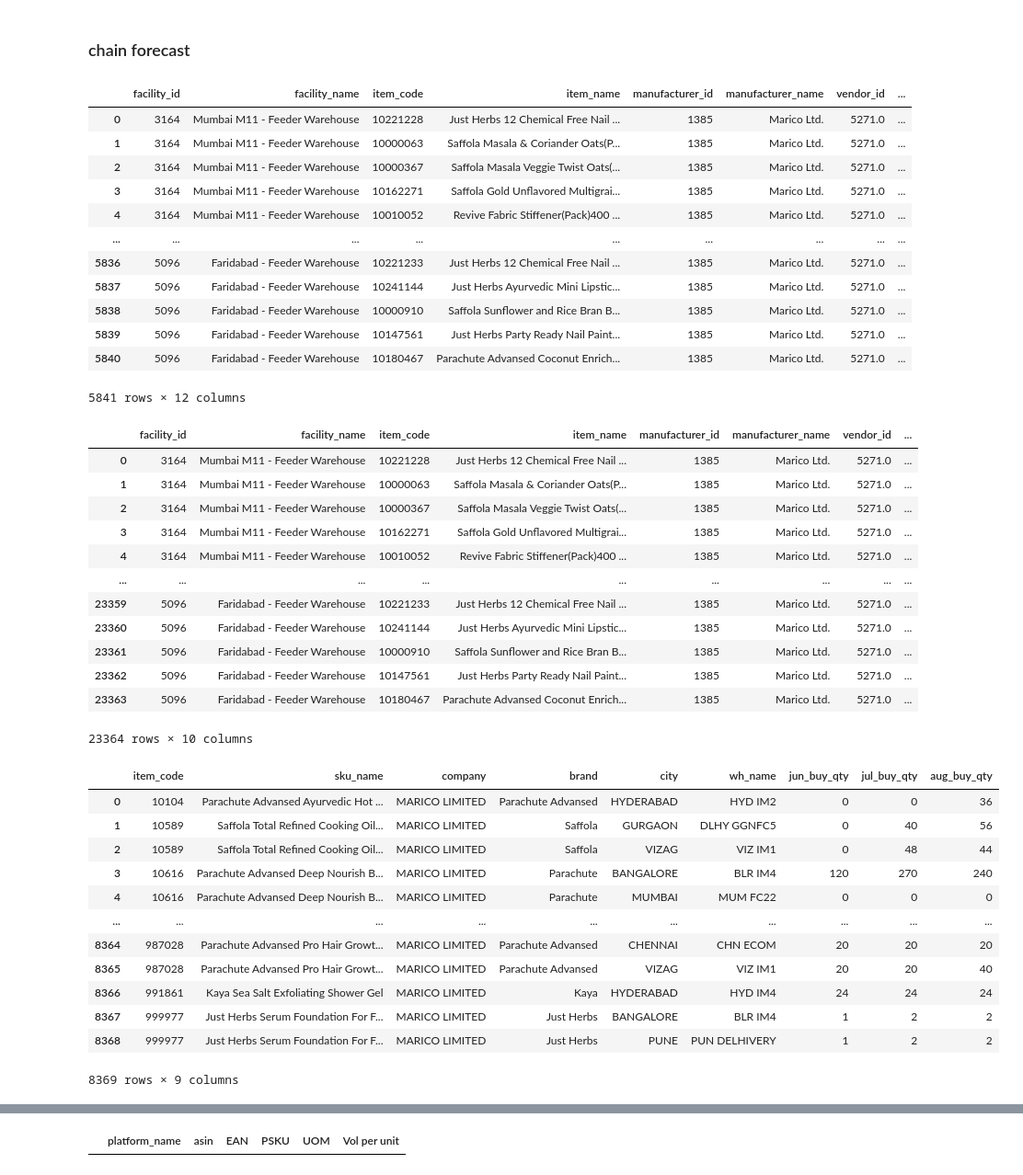
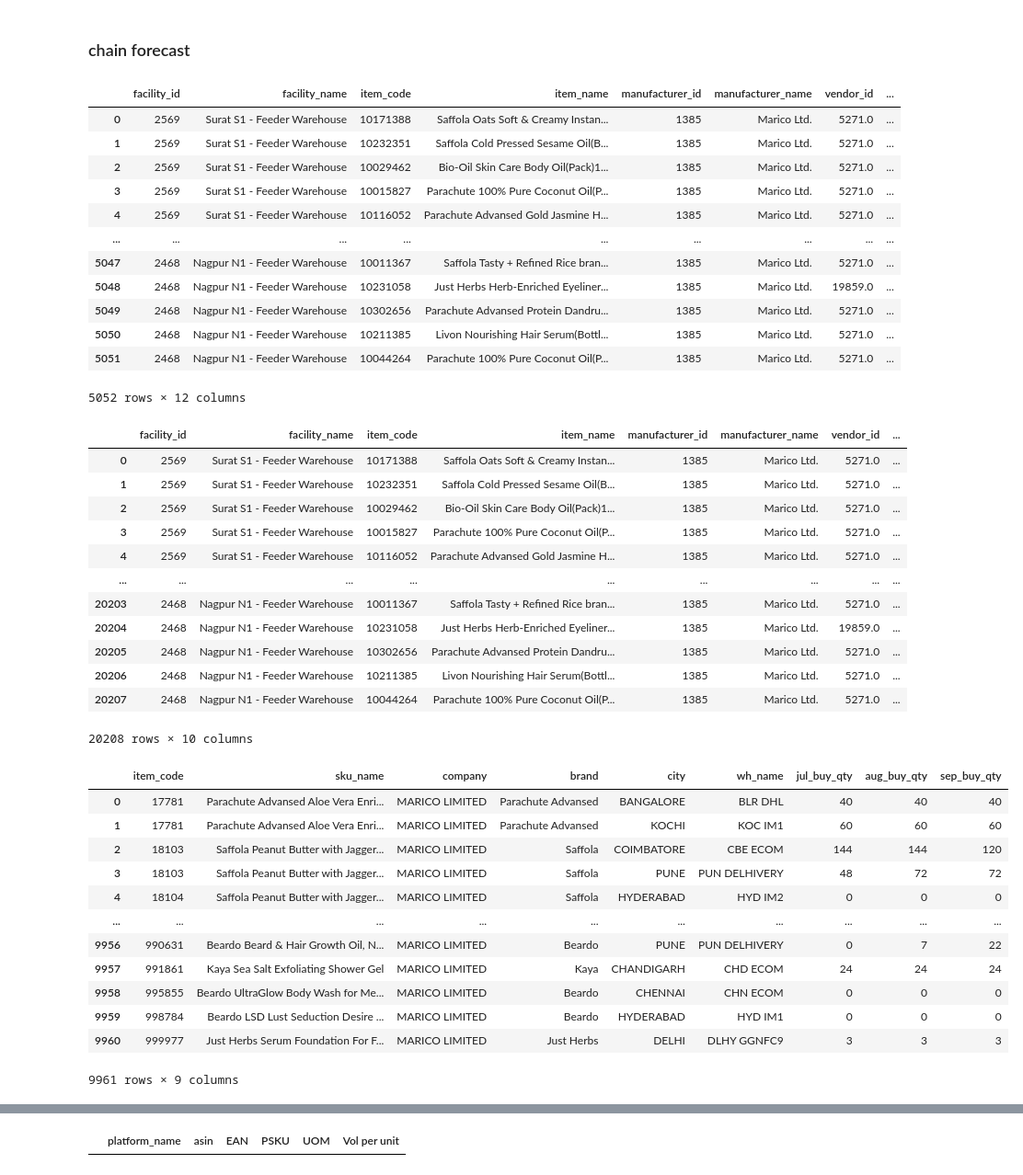
Before and after one commit to DSAmanSingh/collate_results_2, a Jupyter notebook: QCOM_FINAL_offtake_to_secondary_chain_pksu_live_v4_iterative 1.ipynb, the cells around one changed output, grey strips where cells are left out. Shown at 92% size. Drawn from its saved outputs; the diff is of its cells as text; code cells hidden in the pictures.

```diff
--- a/QCOM_FINAL_offtake_to_secondary_chain_pksu_live_v4_iterative 1.ipynb
+++ b/QCOM_FINAL_offtake_to_secondary_chain_pksu_live_v4_iterative 1.ipynb
@@ -3007,31 +3007,32 @@ final_df.to_csv(f'QCOM Chain PSKU OTP Output/{VERSION}/QCOM Chain FC PSKU Primar
 # %% [markdown]
 ### chain forecast
 # %%
-chain_forecast = pd.read_csv('/data/aman_singh/acuuracy_check/Marico Ltd._forecast_Jun 2026_to_Sep 2026.csv')
+chain_forecast = pd.read_csv('/data/aman_singh/acuuracy_check/Marico Ltd._forecast_Jul 2026_to_Oct 2026.csv')
 chain_forecast.rename(columns = {'item_id':'item_code'}, inplace = True)
 chain_forecast
 # %% [output]
 |  | facility_id | facility_name | item_code | item_name | manufacturer_id | manufacturer_name | vendor_id | ... |
-| 0 | 3164 | Mumbai M11 - Feeder Warehouse | 10221228 | Just Herbs 12 Chemical Free Nail ... | 1385 | Marico Ltd. | 5271.0 | ... |
-| 1 | 3164 | Mumbai M11 - Feeder Warehouse | 10000063 | Saffola Masala & Coriander Oats(P... | 1385 | Marico Ltd. | 5271.0 | ... |
-| 2 | 3164 | Mumbai M11 - Feeder Warehouse | 10000367 | Saffola Masala Veggie Twist Oats(... | 1385 | Marico Ltd. | 5271.0 | ... |
-| 3 | 3164 | Mumbai M11 - Feeder Warehouse | 10162271 | Saffola Gold Unflavored Multigrai... | 1385 | Marico Ltd. | 5271.0 | ... |
-| 4 | 3164 | Mumbai M11 - Feeder Warehouse | 10010052 | Revive Fabric Stiffener(Pack)400 ... | 1385 | Marico Ltd. | 5271.0 | ... |
+| 0 | 2569 | Surat S1 - Feeder Warehouse | 10171388 | Saffola Oats Soft & Creamy Instan... | 1385 | Marico Ltd. | 5271.0 | ... |
+| 1 | 2569 | Surat S1 - Feeder Warehouse | 10232351 | Saffola Cold Pressed Sesame Oil(B... | 1385 | Marico Ltd. | 5271.0 | ... |
+| 2 | 2569 | Surat S1 - Feeder Warehouse | 10029462 | Bio-Oil Skin Care Body Oil(Pack)1... | 1385 | Marico Ltd. | 5271.0 | ... |
+| 3 | 2569 | Surat S1 - Feeder Warehouse | 10015827 | Parachute 100% Pure Coconut Oil(P... | 1385 | Marico Ltd. | 5271.0 | ... |
+| 4 | 2569 | Surat S1 - Feeder Warehouse | 10116052 | Parachute Advansed Gold Jasmine H... | 1385 | Marico Ltd. | 5271.0 | ... |
 | ... | ... | ... | ... | ... | ... | ... | ... | ... |
-| 5836 | 5096 | Faridabad - Feeder Warehouse | 10221233 | Just Herbs 12 Chemical Free Nail ... | 1385 | Marico Ltd. | 5271.0 | ... |
-| 5837 | 5096 | Faridabad - Feeder Warehouse | 10241144 | Just Herbs Ayurvedic Mini Lipstic... | 1385 | Marico Ltd. | 5271.0 | ... |
-| 5838 | 5096 | Faridabad - Feeder Warehouse | 10000910 | Saffola Sunflower and Rice Bran B... | 1385 | Marico Ltd. | 5271.0 | ... |
-| 5839 | 5096 | Faridabad - Feeder Warehouse | 10147561 | Just Herbs Party Ready Nail Paint... | 1385 | Marico Ltd. | 5271.0 | ... |
-| 5840 | 5096 | Faridabad - Feeder Warehouse | 10180467 | Parachute Advansed Coconut Enrich... | 1385 | Marico Ltd. | 5271.0 | ... |
+| 5047 | 2468 | Nagpur N1 - Feeder Warehouse | 10011367 | Saffola Tasty + Refined Rice bran... | 1385 | Marico Ltd. | 5271.0 | ... |
+| 5048 | 2468 | Nagpur N1 - Feeder Warehouse | 10231058 | Just Herbs Herb-Enriched Eyeliner... | 1385 | Marico Ltd. | 19859.0 | ... |
+| 5049 | 2468 | Nagpur N1 - Feeder Warehouse | 10302656 | Parachute Advansed Protein Dandru... | 1385 | Marico Ltd. | 5271.0 | ... |
+| 5050 | 2468 | Nagpur N1 - Feeder Warehouse | 10211385 | Livon Nourishing Hair Serum(Bottl... | 1385 | Marico Ltd. | 5271.0 | ... |
+| 5051 | 2468 | Nagpur N1 - Feeder Warehouse | 10044264 | Parachute 100% Pure Coconut Oil(P... | 1385 | Marico Ltd. | 5271.0 | ... |
-5841 rows × 12 columns
+5052 rows × 12 columns
 # %%
 
 # Define the date columns and their corresponding dates
 date_mapping = {
-    'Jun - forecast': '2026-06-30',
+
     'Jul - forecast': '2026-07-31',
     'Aug - forecast': '2026-08-31',
-    'Sep - forecast': '2026-09-30'
+    'Sep - forecast': '2026-09-30',
+    'Oct - forecast': '2026-10-31'
 }
 
 # Get all non-forecast columns
@@ -3055,38 +3056,38 @@ blinkit_unpivoted = blinkit_unpivoted.drop('forecast_month', axis=1)
 blinkit_unpivoted
 # %% [output]
 |  | facility_id | facility_name | item_code | item_name | manufacturer_id | manufacturer_name | vendor_id | ... |
-| 0 | 3164 | Mumbai M11 - Feeder Warehouse | 10221228 | Just Herbs 12 Chemical Free Nail ... | 1385 | Marico Ltd. | 5271.0 | ... |
-| 1 | 3164 | Mumbai M11 - Feeder Warehouse | 10000063 | Saffola Masala & Coriander Oats(P... | 1385 | Marico Ltd. | 5271.0 | ... |
-| 2 | 3164 | Mumbai M11 - Feeder Warehouse | 10000367 | Saffola Masala Veggie Twist Oats(... | 1385 | Marico Ltd. | 5271.0 | ... |
-| 3 | 3164 | Mumbai M11 - Feeder Warehouse | 10162271 | Saffola Gold Unflavored Multigrai... | 1385 | Marico Ltd. | 5271.0 | ... |
-| 4 | 3164 | Mumbai M11 - Feeder Warehouse | 10010052 | Revive Fabric Stiffener(Pack)400 ... | 1385 | Marico Ltd. | 5271.0 | ... |
+| 0 | 2569 | Surat S1 - Feeder Warehouse | 10171388 | Saffola Oats Soft & Creamy Instan... | 1385 | Marico Ltd. | 5271.0 | ... |
+| 1 | 2569 | Surat S1 - Feeder Warehouse | 10232351 | Saffola Cold Pressed Sesame Oil(B... | 1385 | Marico Ltd. | 5271.0 | ... |
+| 2 | 2569 | Surat S1 - Feeder Warehouse | 10029462 | Bio-Oil Skin Care Body Oil(Pack)1... | 1385 | Marico Ltd. | 5271.0 | ... |
+| 3 | 2569 | Surat S1 - Feeder Warehouse | 10015827 | Parachute 100% Pure Coconut Oil(P... | 1385 | Marico Ltd. | 5271.0 | ... |
+| 4 | 2569 | Surat S1 - Feeder Warehouse | 10116052 | Parachute Advansed Gold Jasmine H... | 1385 | Marico Ltd. | 5271.0 | ... |
 | ... | ... | ... | ... | ... | ... | ... | ... | ... |
-| 23359 | 5096 | Faridabad - Feeder Warehouse | 10221233 | Just Herbs 12 Chemical Free Nail ... | 1385 | Marico Ltd. | 5271.0 | ... |
-| 23360 | 5096 | Faridabad - Feeder Warehouse | 10241144 | Just Herbs Ayurvedic Mini Lipstic... | 1385 | Marico Ltd. | 5271.0 | ... |
-| 23361 | 5096 | Faridabad - Feeder Warehouse | 10000910 | Saffola Sunflower and Rice Bran B... | 1385 | Marico Ltd. | 5271.0 | ... |
-| 23362 | 5096 | Faridabad - Feeder Warehouse | 10147561 | Just Herbs Party Ready Nail Paint... | 1385 | Marico Ltd. | 5271.0 | ... |
-| 23363 | 5096 | Faridabad - Feeder Warehouse | 10180467 | Parachute Advansed Coconut Enrich... | 1385 | Marico Ltd. | 5271.0 | ... |
+| 20203 | 2468 | Nagpur N1 - Feeder Warehouse | 10011367 | Saffola Tasty + Refined Rice bran... | 1385 | Marico Ltd. | 5271.0 | ... |
+| 20204 | 2468 | Nagpur N1 - Feeder Warehouse | 10231058 | Just Herbs Herb-Enriched Eyeliner... | 1385 | Marico Ltd. | 19859.0 | ... |
+| 20205 | 2468 | Nagpur N1 - Feeder Warehouse | 10302656 | Parachute Advansed Protein Dandru... | 1385 | Marico Ltd. | 5271.0 | ... |
+| 20206 | 2468 | Nagpur N1 - Feeder Warehouse | 10211385 | Livon Nourishing Hair Serum(Bottl... | 1385 | Marico Ltd. | 5271.0 | ... |
+| 20207 | 2468 | Nagpur N1 - Feeder Warehouse | 10044264 | Parachute 100% Pure Coconut Oil(P... | 1385 | Marico Ltd. | 5271.0 | ... |
-23364 rows × 10 columns
+20208 rows × 10 columns
 # %%
 blinkit_unpivoted['chain_name'] = 'Blinkit'
 # %%
-chain_forecast_swiggy = pd.read_excel('/data/aman_singh/acuuracy_check/MARICO LIMITED.xlsx')
+chain_forecast_swiggy = pd.read_excel('/data/aman_singh/acuuracy_check/MARICO LIMITED_july.xlsx')
 chain_forecast_swiggy.columns = chain_forecast_swiggy.columns.str.lower()
 chain_forecast_swiggy
 # %% [output]
-|  | item_code | sku_name | company | brand | city | wh_name | jun_buy_qty | jul_buy_qty | aug_buy_qty |
-| 0 | 10104 | Parachute Advansed Ayurvedic Hot ... | MARICO LIMITED | Parachute Advansed | HYDERABAD | HYD IM2 | 0 | 0 | 36 |
-| 1 | 10589 | Saffola Total Refined Cooking Oil... | MARICO LIMITED | Saffola | GURGAON | DLHY GGNFC5 | 0 | 40 | 56 |
-| 2 | 10589 | Saffola Total Refined Cooking Oil... | MARICO LIMITED | Saffola | VIZAG | VIZ IM1 | 0 | 48 | 44 |
-| 3 | 10616 | Parachute Advansed Deep Nourish B... | MARICO LIMITED | Parachute | BANGALORE | BLR IM4 | 120 | 270 | 240 |
-| 4 | 10616 | Parachute Advansed Deep Nourish B... | MARICO LIMITED | Parachute | MUMBAI | MUM FC22 | 0 | 0 | 0 |
+|  | item_code | sku_name | company | brand | city | wh_name | jul_buy_qty | aug_buy_qty | sep_buy_qty |
+| 0 | 17781 | Parachute Advansed Aloe Vera Enri... | MARICO LIMITED | Parachute Advansed | BANGALORE | BLR DHL | 40 | 40 | 40 |
+| 1 | 17781 | Parachute Advansed Aloe Vera Enri... | MARICO LIMITED | Parachute Advansed | KOCHI | KOC IM1 | 60 | 60 | 60 |
+| 2 | 18103 | Saffola Peanut Butter with Jagger... | MARICO LIMITED | Saffola | COIMBATORE | CBE ECOM | 144 | 144 | 120 |
+| 3 | 18103 | Saffola Peanut Butter with Jagger... | MARICO LIMITED | Saffola | PUNE | PUN DELHIVERY | 48 | 72 | 72 |
+| 4 | 18104 | Saffola Peanut Butter with Jagger... | MARICO LIMITED | Saffola | HYDERABAD | HYD IM2 | 0 | 0 | 0 |
 | ... | ... | ... | ... | ... | ... | ... | ... | ... | ... |
-| 8364 | 987028 | Parachute Advansed Pro Hair Growt... | MARICO LIMITED | Parachute Advansed | CHENNAI | CHN ECOM | 20 | 20 | 20 |
-| 8365 | 987028 | Parachute Advansed Pro Hair Growt... | MARICO LIMITED | Parachute Advansed | VIZAG | VIZ IM1 | 20 | 20 | 40 |
-| 8366 | 991861 | Kaya Sea Salt Exfoliating Shower Gel | MARICO LIMITED | Kaya | HYDERABAD | HYD IM4 | 24 | 24 | 24 |
-| 8367 | 999977 | Just Herbs Serum Foundation For F... | MARICO LIMITED | Just Herbs | BANGALORE | BLR IM4 | 1 | 2 | 2 |
-| 8368 | 999977 | Just Herbs Serum Foundation For F... | MARICO LIMITED | Just Herbs | PUNE | PUN DELHIVERY | 1 | 2 | 2 |
+| 9956 | 990631 | Beardo Beard & Hair Growth Oil, N... | MARICO LIMITED | Beardo | PUNE | PUN DELHIVERY | 0 | 7 | 22 |
+| 9957 | 991861 | Kaya Sea Salt Exfoliating Shower Gel | MARICO LIMITED | Kaya | CHANDIGARH | CHD ECOM | 24 | 24 | 24 |
+| 9958 | 995855 | Beardo UltraGlow Body Wash for Me... | MARICO LIMITED | Beardo | CHENNAI | CHN ECOM | 0 | 0 | 0 |
+| 9959 | 998784 | Beardo LSD Lust Seduction Desire ... | MARICO LIMITED | Beardo | HYDERABAD | HYD IM1 | 0 | 0 | 0 |
+| 9960 | 999977 | Just Herbs Serum Foundation For F... | MARICO LIMITED | Just Herbs | DELHI | DLHY GGNFC9 | 3 | 3 | 3 |
-8369 rows × 9 columns
+9961 rows × 9 columns
 # %%
 
 # Define the date columns and their corresponding dates
```
Also changed, not shown: parts of 67 cells of this notebook, 4 other files.
